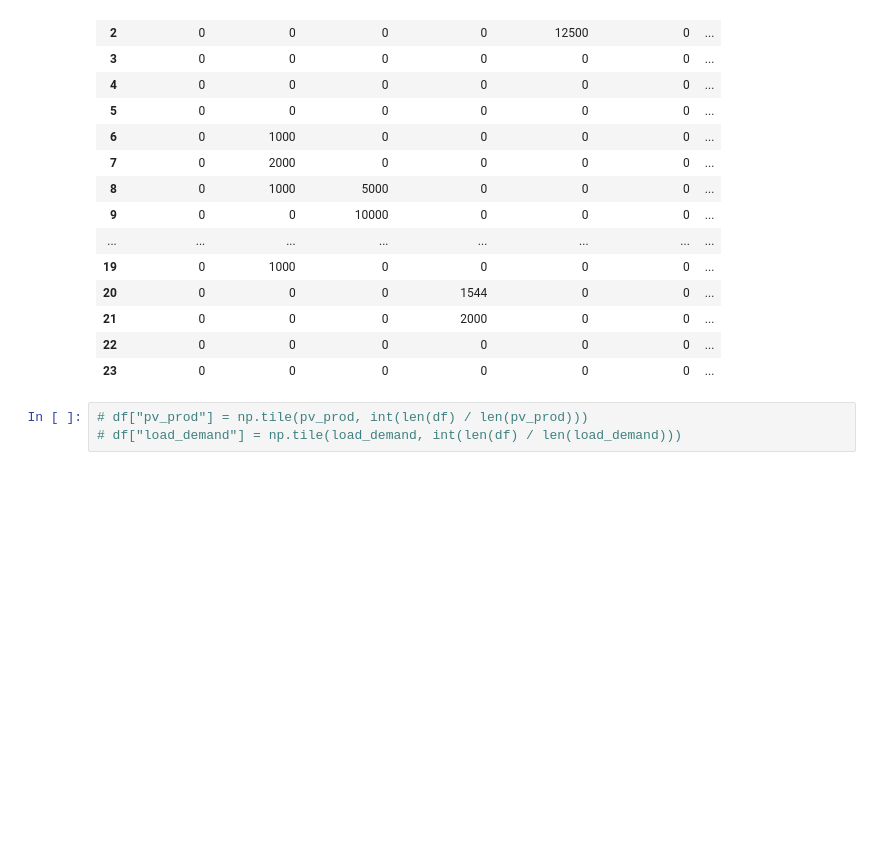
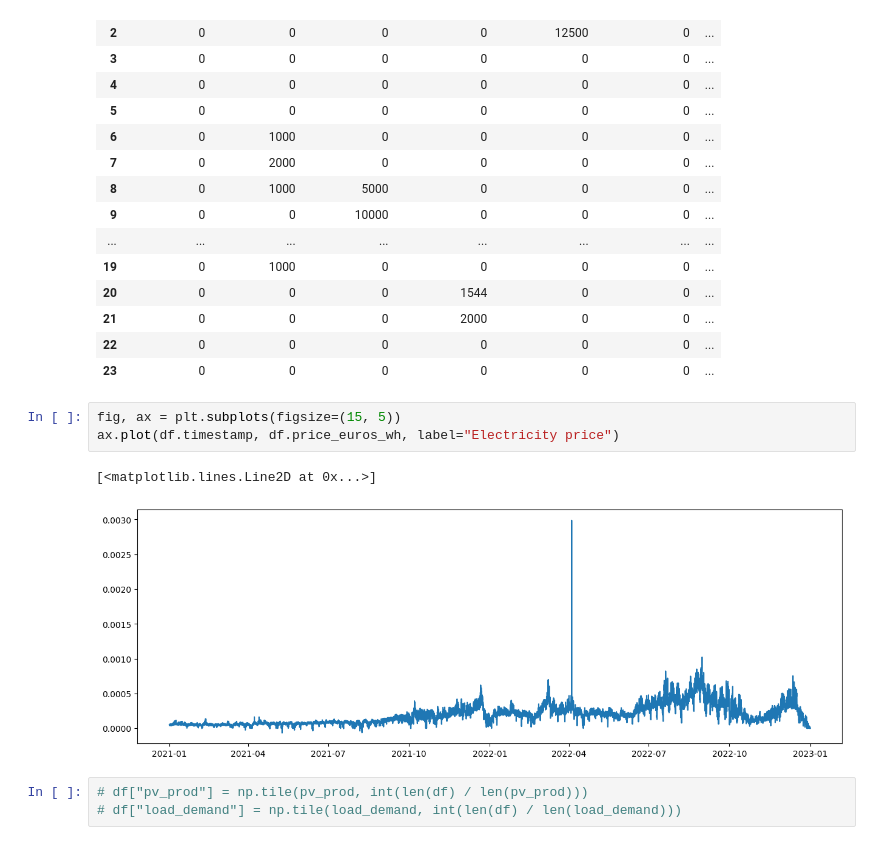
Before and after one commit to linusdurr/Energy-trading-with-battery, a Jupyter notebook: simulations_household.ipynb, the cells around one changed output. Drawn from its saved outputs; the diff is of its cells as text; blank space fills up the shorter version.

```diff
--- a/simulations_household.ipynb
+++ b/simulations_household.ipynb
@@ -148,6 +148,12 @@ daily_schedule
 | 21 | 0 | 0 | 0 | 2000 | 0 | 0 | ... |
 | 22 | 0 | 0 | 0 | 0 | 0 | 0 | ... |
 | 23 | 0 | 0 | 0 | 0 | 0 | 0 | ... |
+# %%
+fig, ax = plt.subplots(figsize=(15, 5))
+ax.plot(df.timestamp, df.price_euros_wh, label="Electricity price")
+# %% [output]
+[<matplotlib.lines.Line2D at 0x...>]
+[figure, added]
 # %%
 # df["pv_prod"] = np.tile(pv_prod, int(len(df) / len(pv_prod)))
 # df["load_demand"] = np.tile(load_demand, int(len(df) / len(load_demand)))
```
Also changed, not shown: parts of 2 cells of this notebook, 2 other files.
